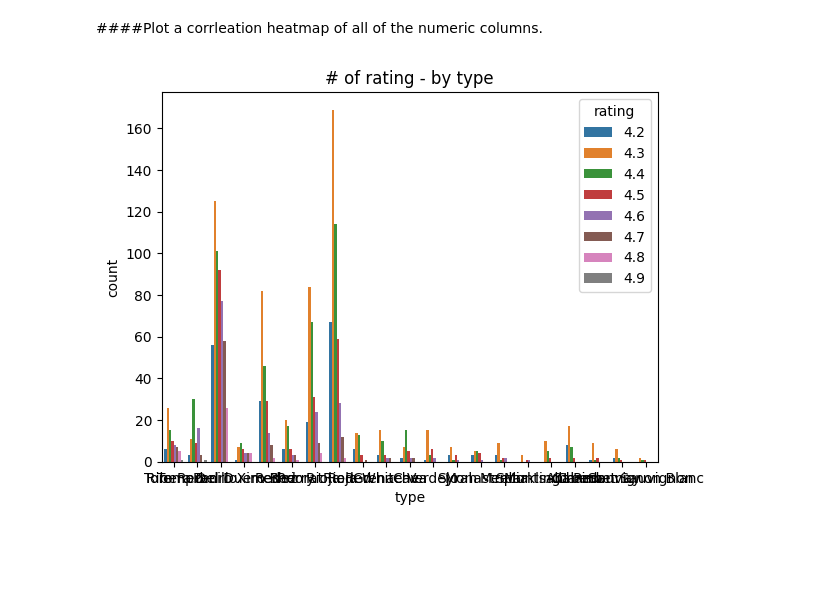
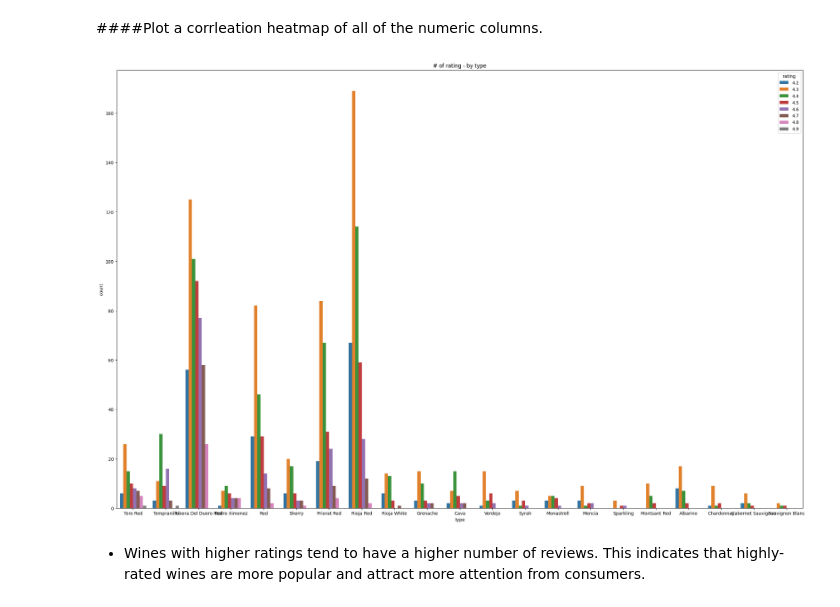
Before and after one commit to uday-routhu/models, a Jupyter notebook: Project_2_Part_1_Core.ipynb, the cells around one changed output. Cells and saved outputs as stored; diff of their text form; code cells hidden in the pictures; blank space fills up the shorter version.

```diff
--- a/Project_2_Part_1_Core.ipynb
+++ b/Project_2_Part_1_Core.ipynb
@@ -1644,7 +1704,10 @@ ax.set_title('rating by type');
 # %% [markdown]
 ####Plot a corrleation heatmap of all of the numeric columns.
 # %%
+plt.figure(figsize=(28, 18))
 ax = sns.countplot(data=df_wine, hue='rating', x='type');
 ax.set(title='# of rating - by type');
 # %% [output]
-[figure, old version]
+[figure, new version]
+# %% [markdown]
+ - Wines with higher ratings tend to have a higher number of reviews. This indicates that highly-rated wines are more popular and attract more attention from consumers.
```
Also changed, not shown: parts of 16 cells of this notebook.
